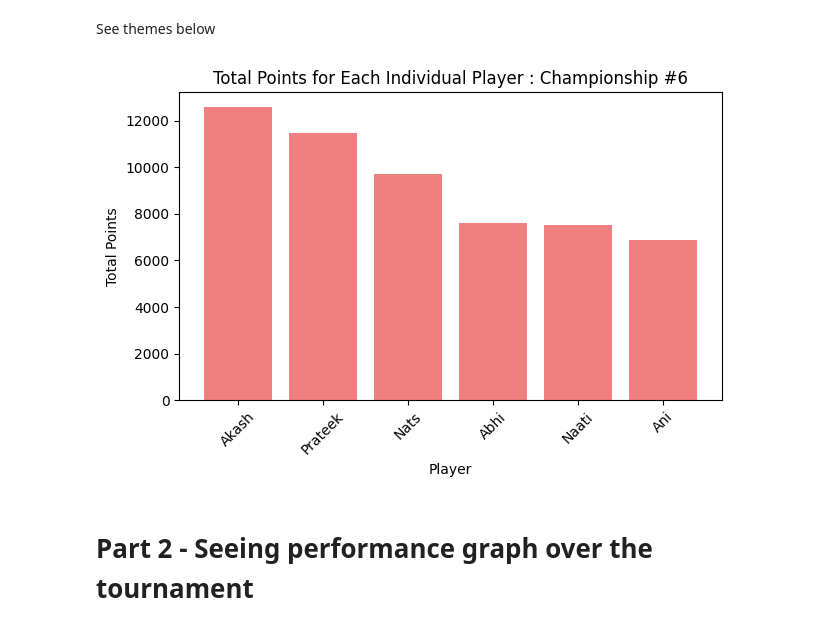
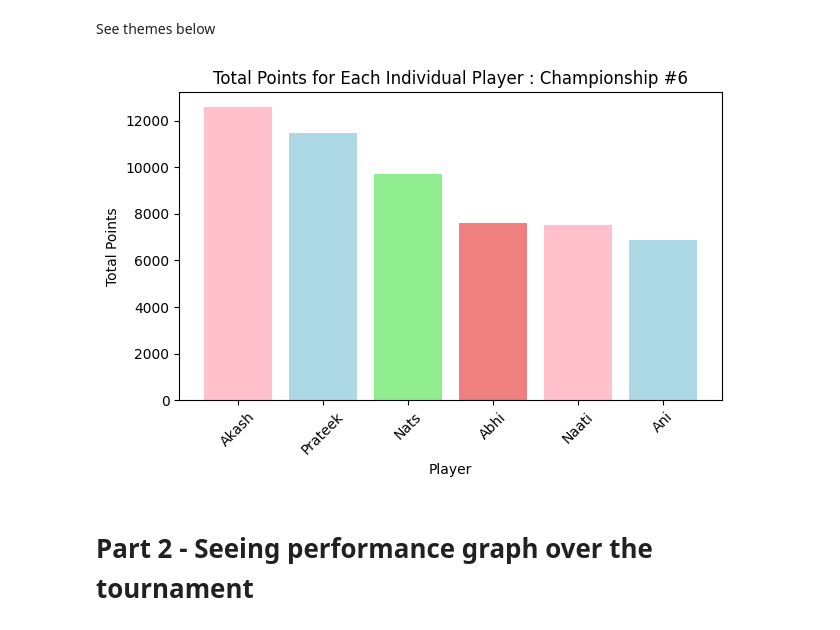
Before and after one commit to akash-suresh/three-of-spades, a Jupyter notebook: 3ofSpades.ipynb, the cells around one changed output. Cells and saved outputs as stored; diff of their text form; code cells hidden in the pictures.

```diff
--- a/3ofSpades.ipynb
+++ b/3ofSpades.ipynb
@@ -57,30 +59,18 @@ See themes below
 wget https://raw.githubusercontent.com/h4pZ/rose-pine-matplotlib/main/themes/rose-pine-dawn.mplstyle -P /tmp
 wget https://raw.githubusercontent.com/h4pZ/rose-pine-matplotlib/main/themes/rose-pine-moon.mplstyle -P /tmp -->
 # %%
-# with plt.style.context("/tmp/rose-pine-moon.mplstyle"):
-#     # Display a bar chart
-#     plt.figure(figsize=(7, 4))
-#     plt.bar(player_stats['Player'], player_stats['TotalPoints'], color='lightcoral')
-#     plt.xlabel('Player')
-#     plt.ylabel('Total Points')
-#     plt.title(f'Total Points for Each Individual Player : Championship #{TOURNEY_NUMBER}')
-#     plt.xticks(rotation=45)
-#     plt.show()
+def plot_leaderboard_barplot(player_stats):
+    plt.figure(figsize=(7, 4))
+    plt.bar(player_stats['Player'], player_stats['TotalPoints'], color=['pink', 'lightblue', 'lightgreen','lightcoral'])
+    plt.xlabel('Player')
+    plt.ylabel('Total Points')
+    plt.title(f'Total Points for Each Individual Player : Championship #{TOURNEY_NUMBER}')
+    plt.xticks(rotation=45)
+    plt.show()
 
-plt.figure(figsize=(7, 4))
-plt.bar(player_stats['Player'], player_stats['TotalPoints'], color='lightcoral')
-plt.xlabel('Player')
-plt.ylabel('Total Points')
-plt.title(f'Total Points for Each Individual Player : Championship #{TOURNEY_NUMBER}')
-plt.xticks(rotation=45)
-plt.show()
-
-
-# colors = ['pink', 'lightblue', 'lightgreen']
-# for patch, color in zip(bplot1['boxes'], colors):
-#         patch.set_facecolor(color)
+plot_leaderboard_barplot(player_stats)
 # %% [output]
-[figure, old version]
+[figure, new version]
 # %% [markdown]
 # Part 2 - Seeing performance graph over the tournament
 # %%
```
Also changed, not shown: parts of 9 cells of this notebook, 3 other files.
